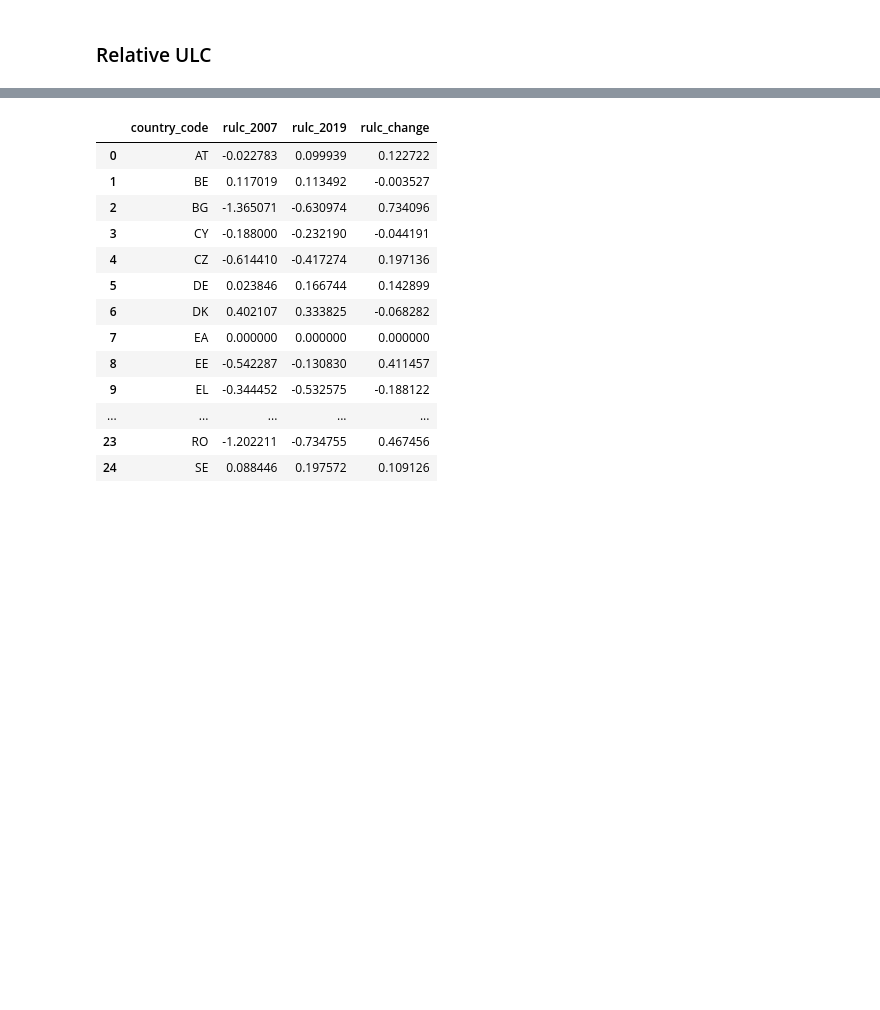
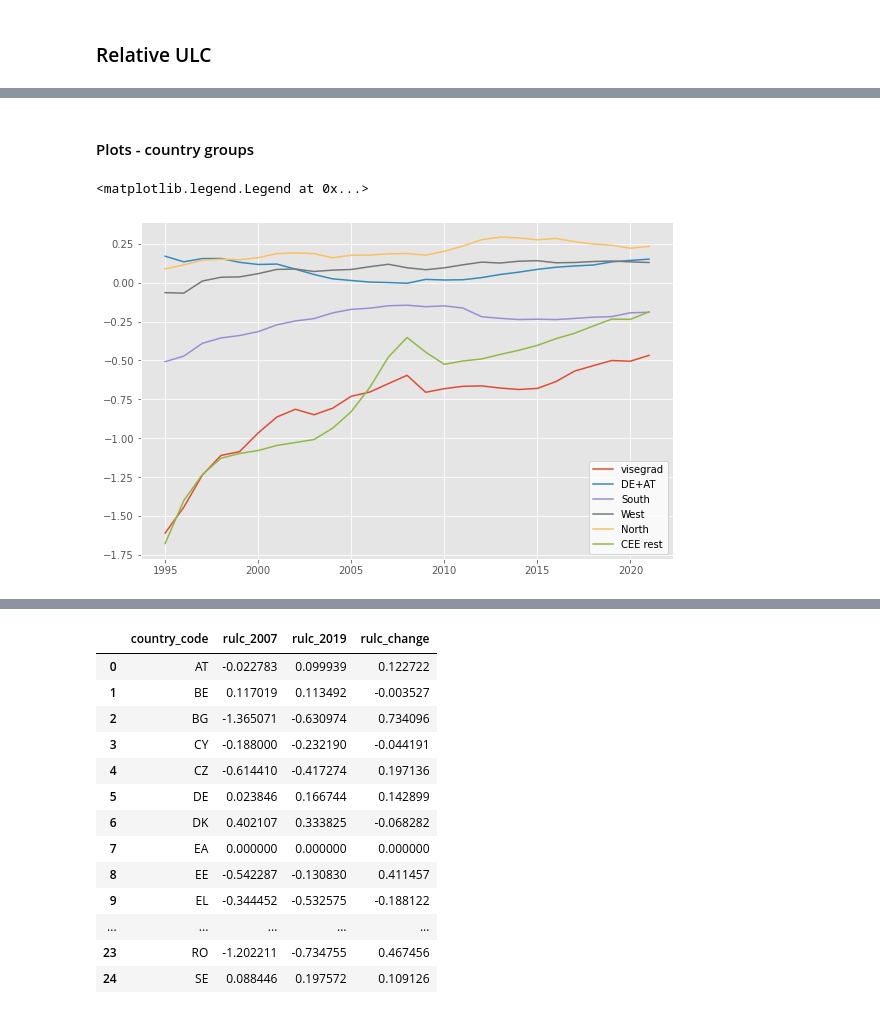
Before and after one commit to JanPintera/cee_competitiveness, a Jupyter notebook: RULC_decomposition.ipynb, the cells around one changed output, grey strips where cells are left out. Drawn from its saved outputs; the diff is of its cells as text; code cells hidden in the pictures; blank space fills up the shorter version.

```diff
--- a/RULC_decomposition.ipynb
+++ b/RULC_decomposition.ipynb
@@ -353,0 +469,21 @@ with plt.style.context('ggplot'):
+# %% [markdown]
+#### Plots - country groups
+# %%
+rulc_plot = rulc[rulc['nace_r2'] == 'TOTAL']
+rulc_plot_region = rulc_plot.groupby(['region', 'year']).agg({'rulc': 'mean'}).reset_index().groupby('region')
+
+
+with plt.style.context('ggplot'):
+    fig, ax = plt.subplots(constrained_layout=True, figsize=(8, 5))
+    ax.plot(rulc_plot_region.get_group('visegrad')['year'], rulc_plot_region.get_group('visegrad')['rulc'], label='visegrad')
+    ax.plot(rulc_plot_region.get_group('DE_AT')['year'], rulc_plot_region.get_group('DE_AT')['rulc'], label='DE+AT')
+    ax.plot(rulc_plot_region.get_group('south')['year'], rulc_plot_region.get_group('south')['rulc'], label='South')
+    ax.plot(rulc_plot_region.get_group('west')['year'], rulc_plot_region.get_group('west')['rulc'], label='West')
+    ax.plot(rulc_plot_region.get_group('north')['year'], rulc_plot_region.get_group('north')['rulc'], label='North')
+    ax.plot(rulc_plot_region.get_group('CEE_non_core')['year'], rulc_plot_region.get_group('CEE_non_core')['rulc'], label='CEE rest')
+    #ax.plot(rulc_plot_region.get_group('rest')['year'], rulc_plot_region.get_group('rest')['rulc'], label='Rest')
+
+ax.legend()
+# %% [output]
+<matplotlib.legend.Legend at 0x...>
+[figure, added]
```
Also changed, not shown: parts of 38 cells of this notebook.
